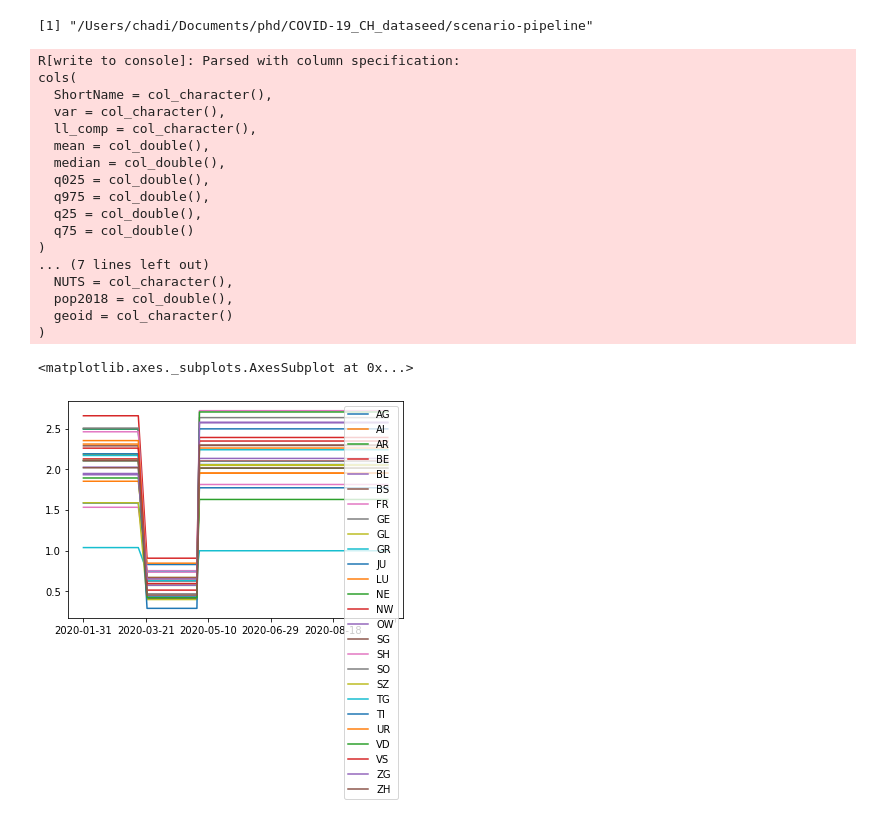
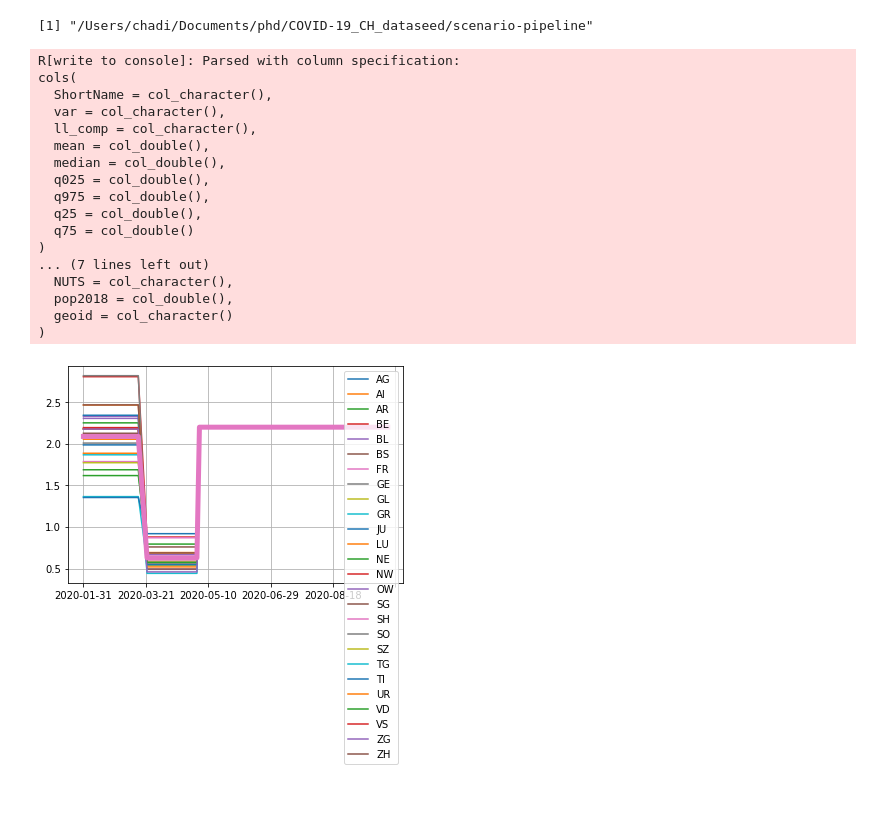
Before and after one commit to jcblemai/R0_BBRC_experiment, a Jupyter notebook: scenario-pipeline/dvpt.ipynb, the cells around one changed output. Saved outputs shown, nothing was run; the diff lists cells and outputs as text; code cells hidden in the pictures.

```diff
--- a/scenario-pipeline/dvpt.ipynb
+++ b/scenario-pipeline/dvpt.ipynb
@@ -87,29 +118,30 @@ cols(
 # %%
 r_assign('ti_str', str(s.ti))
 r_assign('tf_str', str(s.tf))
 r_assign('foldername', '../data/ch/')
-r_assign('setupname', 'Stopped')#s.setup_name)
+r_assign('setupname', 'TestAndIsolate')#s.setup_name)
 r_source('NPI/NPI_for_baseline.R')
 R0 = robjects.r['NPI'].T
 R0.plot()
+ax = R0.mean(axis=1).plot(lw=5)
+ax.grid()
 # %% [output]
 [1] "/Users/chadi/Documents/phd/COVID-19_CH_dataseed/scenario-pipeline"
 R[write to console]: Parsed with column specification:
 cols(
   ShortName = col_character(),
   var = col_character(),
   ll_comp = col_character(),
   mean = col_double(),
   median = col_double(),
   q025 = col_double(),
   q975 = col_double(),
   q25 = col_double(),
   q75 = col_double()
 )
 ... (7 lines left out)
   NUTS = col_character(),
   pop2018 = col_double(),
   geoid = col_character()
 )
-<matplotlib.axes._subplots.AxesSubplot at 0x...>
-[figure, old version]
+[figure, new version]
```
Also changed, not shown: parts of 3 cells of this notebook, 4 other files.
